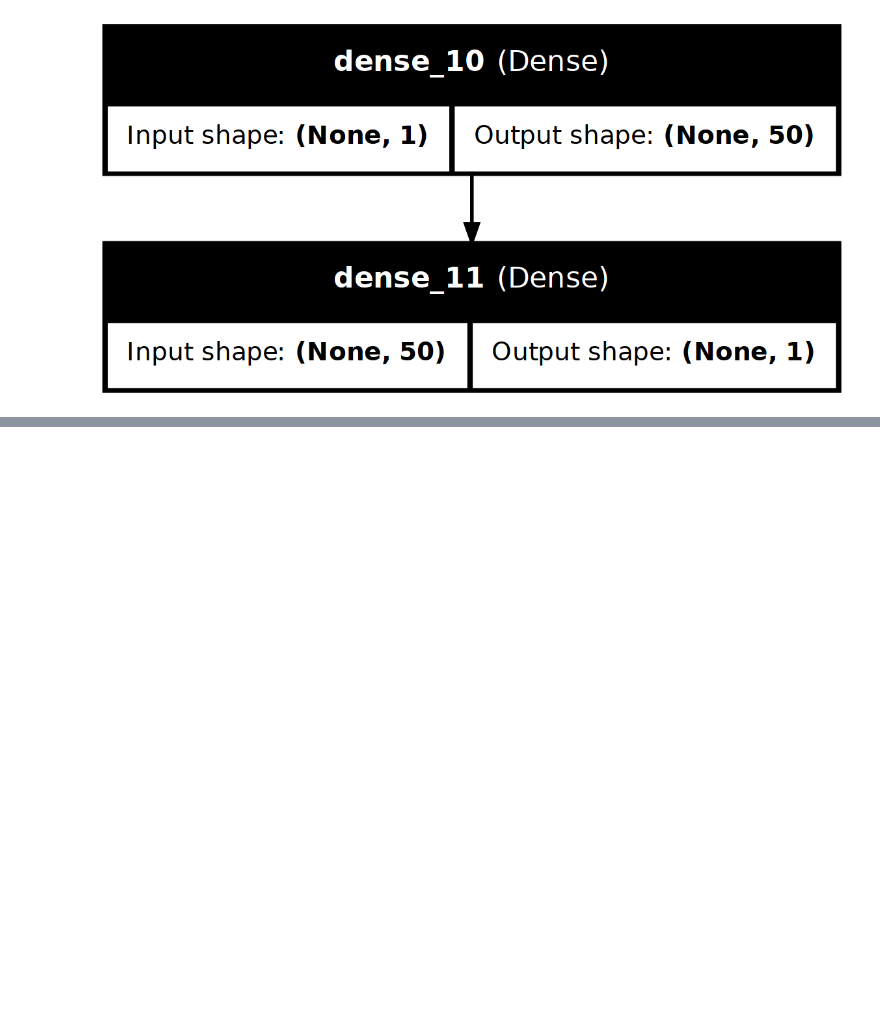
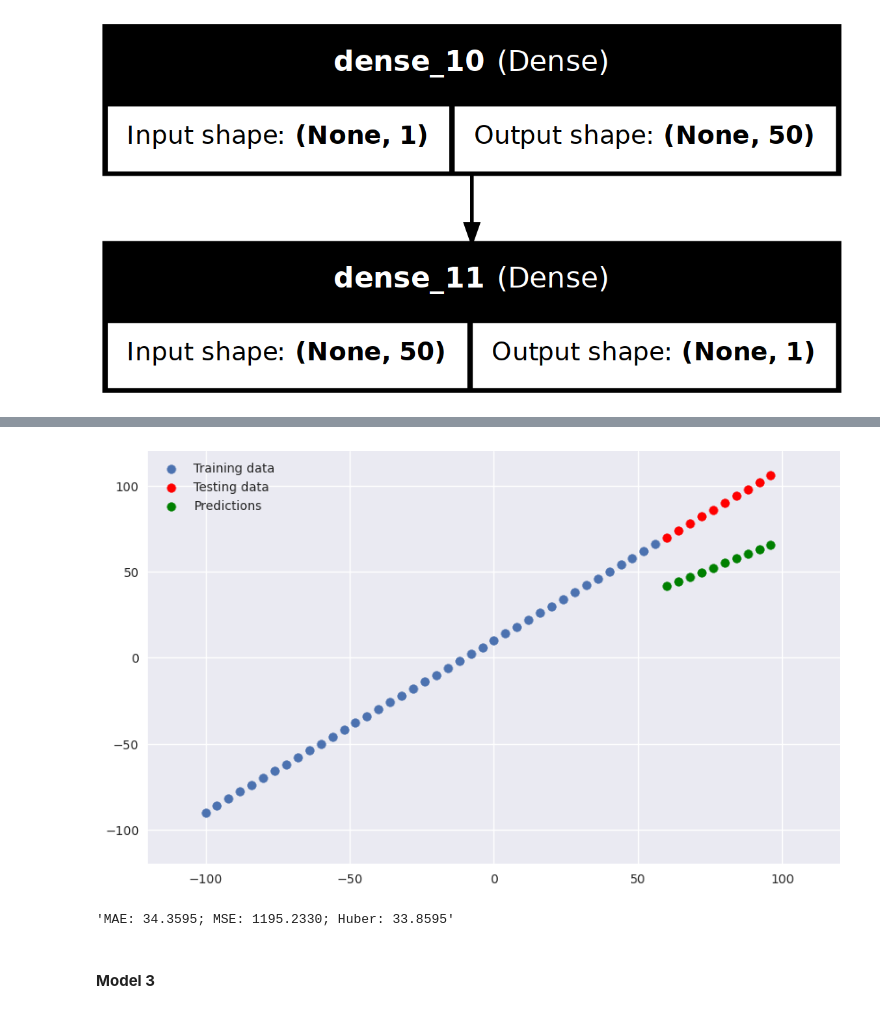
Before and after one commit to alchemistbg/udemy-tensorflow-developer-certificate-bootcamp, a Jupyter notebook: Section-03/Regression_with_tensorflow.ipynb, the cells around one changed output, grey strips where cells are left out. Saved outputs shown, nothing was run; the diff lists cells and outputs as text; code cells hidden in the pictures; blank space fills up the shorter version.

```diff
--- a/Section-03/Regression_with_tensorflow.ipynb
+++ b/Section-03/Regression_with_tensorflow.ipynb
@@ -493,0 +565,21 @@ MAE: 0.6091; MSE: 0.3791; Huber: 0.1895
+# %%
+tf.keras.utils.set_random_seed(42)
+
+# Create a model
+exp_2 = tf.keras.models.Sequential([
+    tf.keras.layers.Dense(10),
+    tf.keras.layers.Dense(1)
+])
+
+# Compile a model
+exp_2.compile(
+    loss = tf.keras.losses.mae,
+    # If I use SGD optimizer, model performs very poor!
+    optimizer = tf.keras.optimizers.SGD(),
+    # If I switch to a Adam optimizer, model performs excellent!
+    # optimizer = tf.keras.optimizers.Adam(learning_rate = 0.01),
+    metrics = ['mse']
+)
+
+# Fit a model
+exp_2.fit(tf.expand_dims(X2_train, axis = -1), y2_train, epochs = 100)
@@ -493,0 +605,2 @@ MAE: 0.6091; MSE: 0.3791; Huber: 0.1895
+# %%
+exp_2_pred = exp_2.predict(X2_test)
@@ -493,0 +609,12 @@ MAE: 0.6091; MSE: 0.3791; Huber: 0.1895
+# %%
+plot_predictions(X2_train, y2_train, X2_test, y2_test, exp_2_pred)
+# %% [output]
+[figure, added]
+# %%
+exp_2_mae, exp_2_mse, exp_2_huber = get_metrics(y2_test, exp_2_pred)
+exp_2_results = print_metrics(exp_2_mae, exp_2_mse, exp_2_huber)
+exp_2_results
+# %% [output]
+'MAE: 34.3595; MSE: 1195.2330; Huber: 33.8595'
+# %% [markdown]
+#### **Model 3**
```
Also changed, not shown: parts of 60 cells of this notebook, 4 other files.
